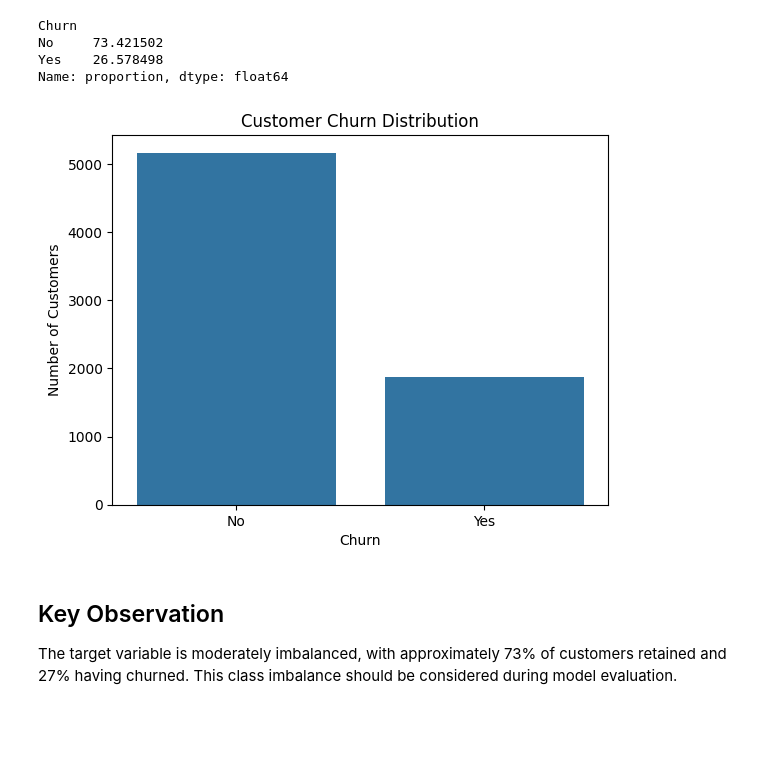
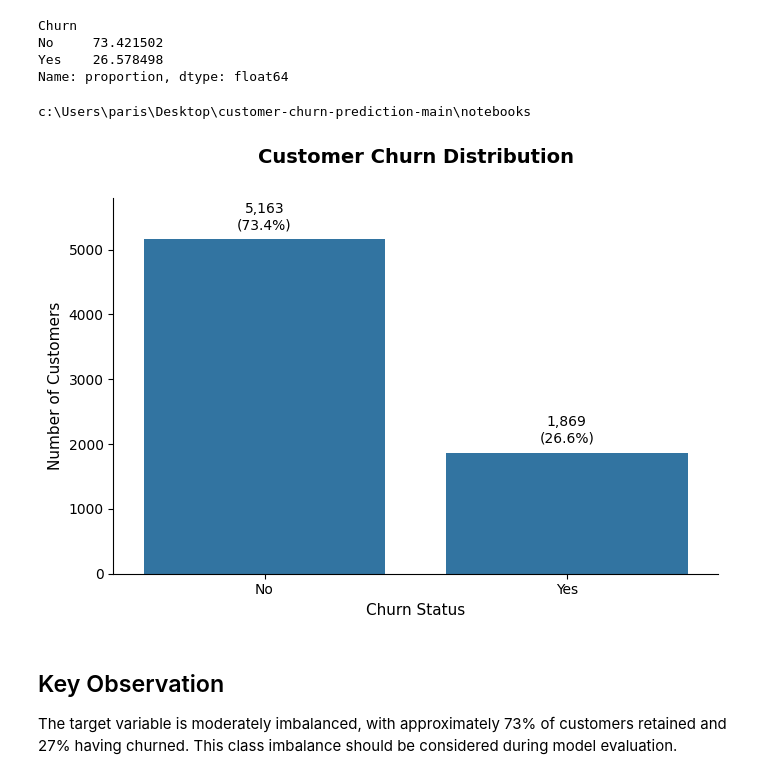
Before and after one commit to Pkhoei/customer-churn-prediction, a Jupyter notebook: notebooks/01_initial_analysis.ipynb, the cells around one changed output. Saved outputs shown, nothing was run; the diff lists cells and outputs as text; code cells hidden in the pictures; blank space fills up the shorter version.

Commit message:
Add churn distribution visualization

```diff
--- a/notebooks/01_initial_analysis.ipynb
+++ b/notebooks/01_initial_analysis.ipynb
@@ -108,15 +108,65 @@ Churn
 No     73.421502
 Yes    26.578498
 Name: proportion, dtype: float64
-# %%
-# Visualize target distribution
-sns.countplot(data=df, x='Churn')
-plt.title('Customer Churn Distribution')
-plt.xlabel('Churn')
-plt.ylabel('Number of Customers')
-plt.show()
-# %% [output]
-[figure, removed]
+# %%
+import os
+print(os.getcwd())
+# %% [output]
+c:\Users\paris\Desktop\customer-churn-prediction-main\notebooks
+# %%
+# Customer Churn Distribution
+
+# Create figure
+plt.figure(figsize=(7, 5))
+
+# Create count plot
+ax = sns.countplot(data=df, x='Churn')
+
+# Add title and axis labels
+plt.title(
+    'Customer Churn Distribution',
+    fontsize=14,
+    fontweight='bold',
+    pad=25
+)
+
+plt.xlabel('Churn Status', fontsize=11)
+plt.ylabel('Number of Customers', fontsize=11)
+
+# Add customer count and percentage above each bar
+for container in ax.containers:
+    labels = [
+        f'{int(bar.get_height()):,}\n({bar.get_height() / len(df) * 100:.1f}%)'
+        for bar in container
+    ]
+
+    ax.bar_label(
+        container,
+        labels=labels,
+        padding=5,
+        fontsize=10
+    )
+
+# Add extra space above bars
+plt.ylim(0, 5800)
+
+# Clean chart appearance
+sns.despine()
+
+# Adjust layout
+plt.tight_layout()
+
+# Save chart for README
+plt.savefig(
+    '../images/churn_distribution.png',
+    dpi=300,
+    bbox_inches='tight'
+)
+
+# Display chart
+plt.show()
+# %% [output]
+[figure, added]
 # %% [markdown]
 ## Key Observation
 
```
Also changed, not shown: 1 other file.
